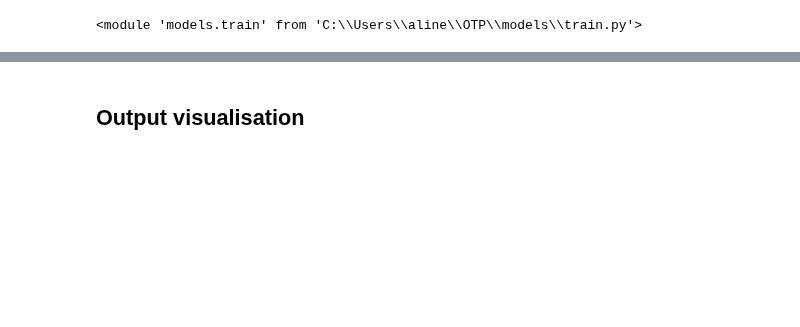
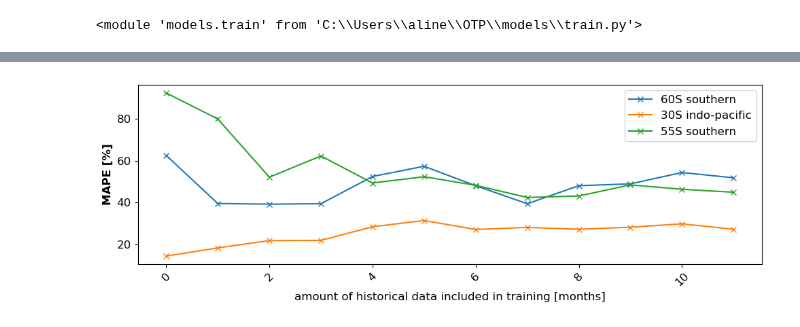
Before and after one commit to ai4er-cdt/OTP, a Jupyter notebook: notebooks/neural_networks.ipynb, the cells around one changed output, grey strips where cells are left out. Cells and saved outputs as stored; diff of their text form; code cells hidden in the pictures; blank space fills up the shorter version.

```diff
--- a/notebooks/neural_networks.ipynb
+++ b/notebooks/neural_networks.ipynb
@@ -261,0 +271,18 @@ FileNotFoundError: [Errno 2] No such file or directory: 'H:/.shortcut-targets-by
+# %%
+metrics_models = []
+predictions_models = []
+
+for i in range(model_iterations):
+    X, y = retrieve_data()
+    metrics, predictions = train_1DCNN(X, y)
+    metrics_models.append(metrics)
+    predictions_models.append(predictions)
+
+metrics_df = pd.DataFrame(metrics_models)
+predictions_df = pd.DataFrame(predictions_models)
+
+summary_metrics_df = pd.DataFrame({
+                "mean": metrics_df.mean().round(3),
+                "std": metrics_df.std().round(3)}
+            )
+display(summary_metrics_df)
@@ -262,16 +312,36 @@ FileNotFoundError: [Errno 2] No such file or directory: 'H:/.shortcut-targets-by
+# %%
+metrics_models = []
+predictions_models = []
+
+timelag_iterations = 12
+
+for i in range(timelag_iterations):
+    X, y = retrieve_data(timelag=timelag)
+    metrics, predictions = train_1DCNN(X, y)
+    metrics_models.append(metrics)
+    predictions_models.append(predictions)
+
+metrics_df = pd.DataFrame(metrics_models)
+predictions_df = pd.DataFrame(predictions_models)
+metrics_df.to_csv(f"{paths.LOCAL_DIR}/{lat}_history.csv")
 # %%
+plot_30 = pd.read_csv(f"{paths.LOCAL_DIR}/plotting_data_aline/-30_history.csv")
+plot_55 = pd.read_csv(f"{paths.LOCAL_DIR}/plotting_data_aline/-55_history.csv")
+plot_60 = pd.read_csv(f"{paths.LOCAL_DIR}/plotting_data_aline/-60_history.csv")
+
 # Plotting
 plt.figure(figsize=(10, 3.5))  # Optional: specifies the figure size
-plt.plot(plot_30.index, plot_30['mape'], marker='x', linestyle='-', linewidth=1.5, label='30S indo-pacific')
-plt.plot(plot_55.index, plot_55['mape'], marker='x', linestyle='-', linewidth=1.5, label='55S southern')
-plt.plot(plot_60.index, plot_60['mape'], marker='x', linestyle='-', linewidth=1.5, label='60S southern')
+plt.plot(metrics_df.index, metrics_df['cmape'], marker='x', linestyle='-', linewidth=1.5, label=f"{format_lat_lon(lat)} southern")
+plt.plot(plot_30.index, plot_30['cmape'], marker='x', linestyle='-', linewidth=1.5, label='30S indo-pacific')
+plt.plot(plot_55.index, plot_55['cmape'], marker='x', linestyle='-', linewidth=1.5, label='55S southern')
+#plt.plot(plot_60.index, plot_60['cmape'], marker='x', linestyle='-', linewidth=1.5, label='60S southern')
 plt.xlabel('amount of historical data included in training [months]', fontsize=12)
 plt.ylabel('MAPE [%]', fontsize=12, weight="bold")
 plt.legend(fontsize=12)
 plt.tick_params(labelsize=12)
 plt.xticks(rotation=45)
 plt.tight_layout()  # Adjusts subplot params so that the subplot(s) fits in to the figure area.
 plt.savefig(f"C:/Users/aline/OTP/plots/history1DCNN.png", dpi=400)
 plt.show()
+# %% [output]
+[figure, added]
-# %% [markdown]
-## Output visualisation
```
Also changed, not shown: parts of 26 cells of this notebook, 2 other files.
